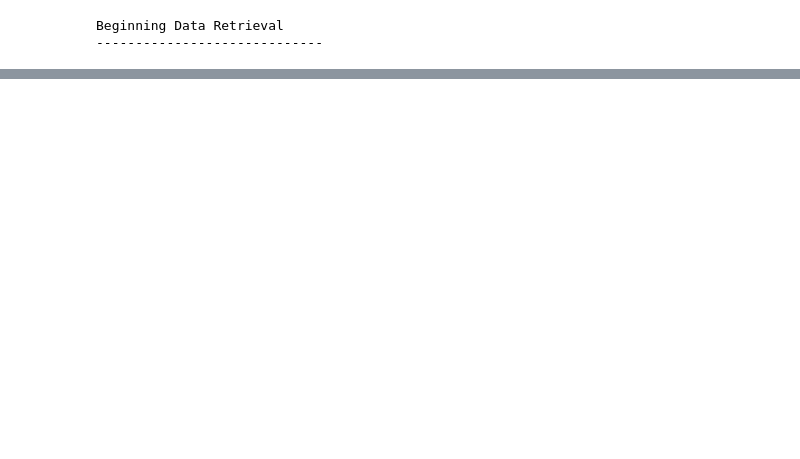
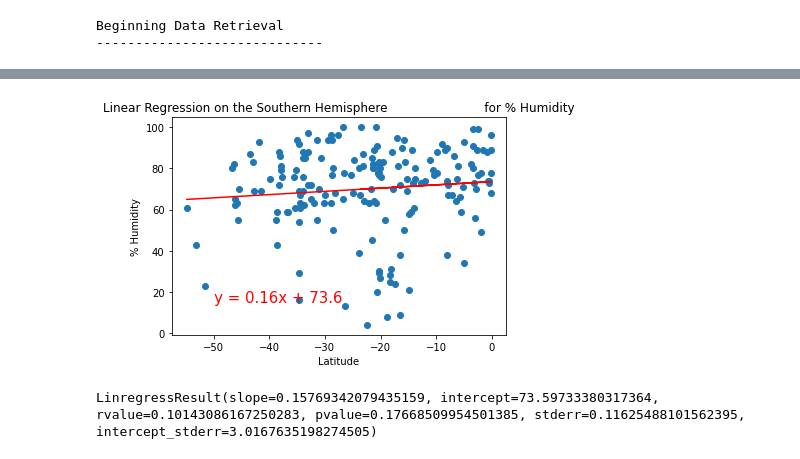
Before and after one commit to MisterAaronWong/World_Weather_Analysis, a Jupyter notebook: WeatherPy.ipynb, the cells around one changed output, grey strips where cells are left out. Cells and saved outputs as stored; diff of their text form; code cells hidden in the pictures; blank space fills up the shorter version.

```diff
--- a/WeatherPy.ipynb
+++ b/WeatherPy.ipynb
@@ -252,0 +370,15 @@ plt.show()
+# %%
+# Linear regression on the Southern Hemisphere
+x_values = southern_hemi_df["Lat"]
+y_values = southern_hemi_df["Humidity"]
+# Call the function.
+plot_linear_regression(x_values, y_values,
+                       'Linear Regression on the Southern Hemisphere \
+                        for % Humidity', '% Humidity',(-50,15))
+# %% [output]
+[figure, added]
+# %%
+# May need to switch x and y
+linregress(southern_hemi_df["Lat"], southern_hemi_df["Humidity"])
+# %% [output]
+LinregressResult(slope=0.15769342079435159, intercept=73.59733380317364, rvalue=0.10143086167250283, pvalue=0.17668509954501385, stderr=0.11625488101562395, intercept_stderr=3.0167635198274505)
```
Also changed, not shown: parts of 28 cells of this notebook, 7 other files.
